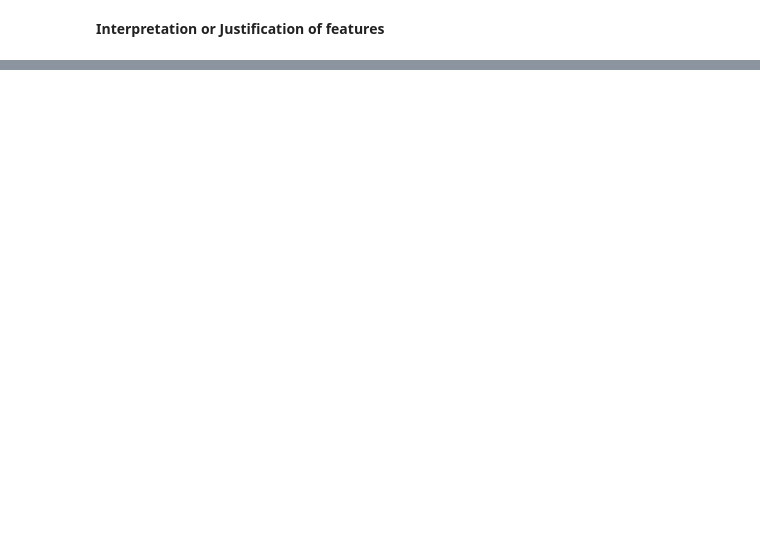
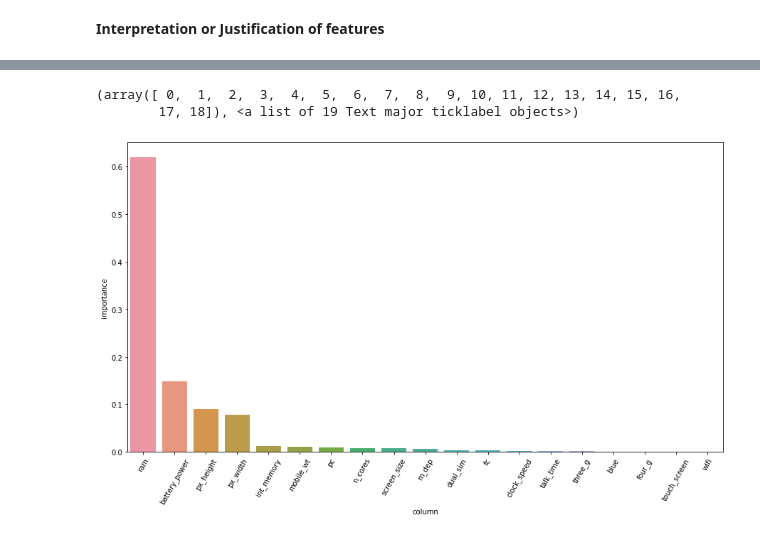
Before and after one commit to SRIST1608/Mobile-price-Range-prediction, a Jupyter notebook: capstone_3.ipynb, the cells around one changed output, grey strips where cells are left out. Cells and saved outputs as stored; diff of their text form; code cells hidden in the pictures; blank space fills up the shorter version.

```diff
--- a/capstone_3.ipynb
+++ b/capstone_3.ipynb
@@ -683,0 +687,5 @@ shap.summary_plot(shap_values[0], x_test)
+# %%
+feature_importance = pd.DataFrame({'column':x.columns,
+                                   'importance':dt.feature_importances_}).sort_values(by='importance', ascending=False)
+feature_importance=feature_importance.reset_index(drop=True)
+feature_importance
@@ -683,0 +710,9 @@ shap.summary_plot(shap_values[0], x_test)
+# %%
+# Plot the feature importance of model
+plt.figure(figsize=(15,8))
+sns.barplot(x=feature_importance['column'],y=feature_importance['importance'])
+plt.xticks(rotation=60)
+# %% [output]
+(array([ 0,  1,  2,  3,  4,  5,  6,  7,  8,  9, 10, 11, 12, 13, 14, 15, 16,
+        17, 18]), <a list of 19 Text major ticklabel objects>)
+[figure, added]
```
Also changed, not shown: parts of 20 cells of this notebook.
